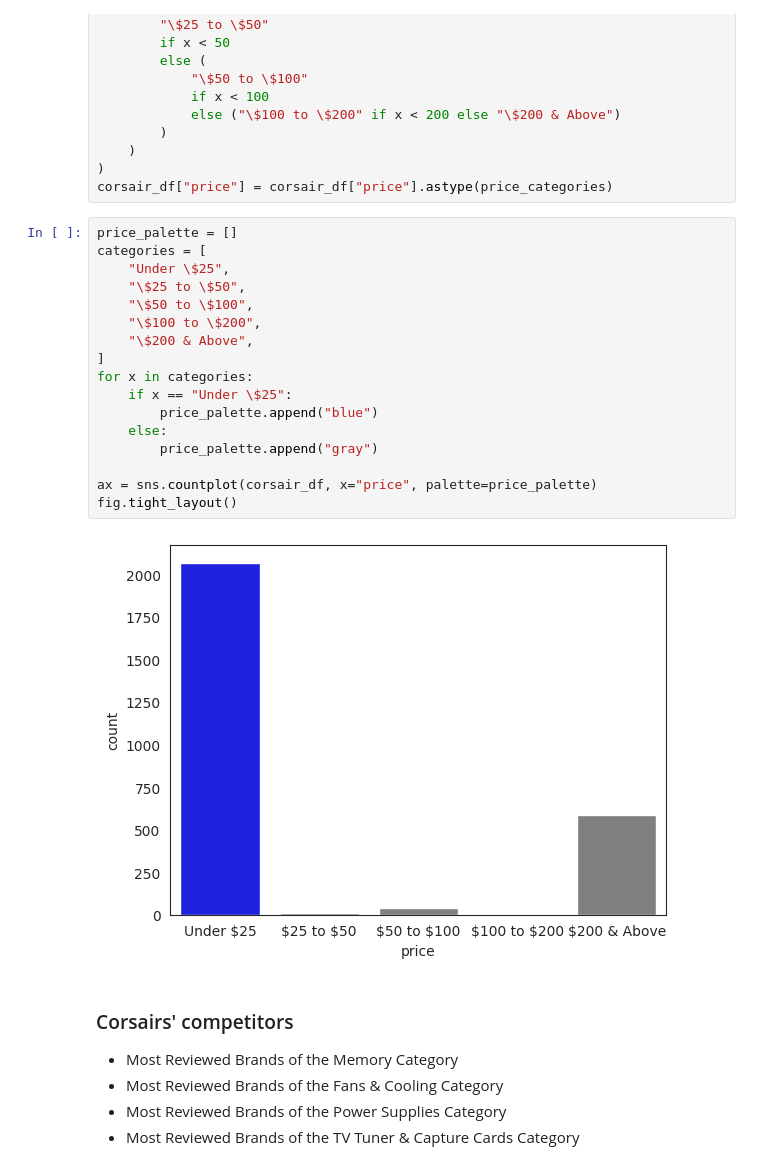
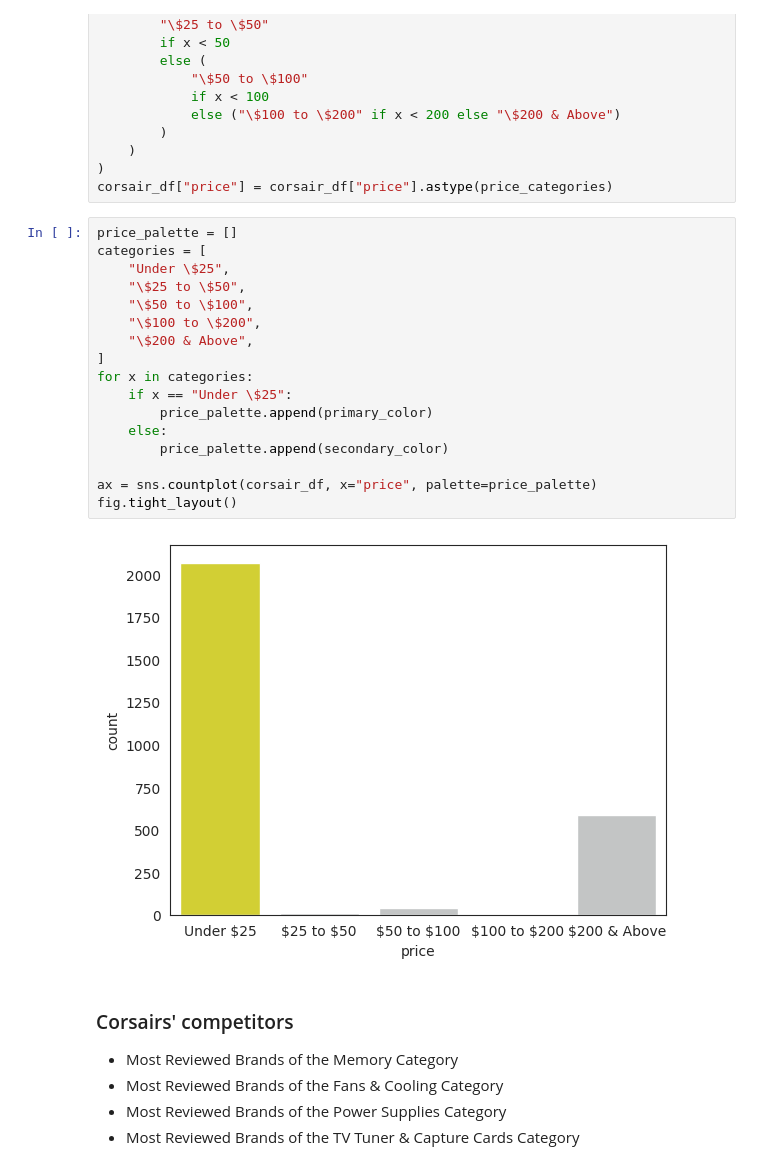
Before and after one commit to saiteki-kai/amazon-reviews, a Jupyter notebook: notebooks/02_analysis.ipynb, the cells around one changed output. Cells and saved outputs as stored; diff of their text form.

```diff
--- a/notebooks/02_analysis.ipynb
+++ b/notebooks/02_analysis.ipynb
@@ -394,22 +399,22 @@ corsair_df["price"] = corsair_df["price"].astype(price_categories)
 # %%
 price_palette = []
 categories = [
     "Under \$25",
     "\$25 to \$50",
     "\$50 to \$100",
     "\$100 to \$200",
     "\$200 & Above",
 ]
 for x in categories:
     if x == "Under \$25":
-        price_palette.append("blue")
+        price_palette.append(primary_color)
     else:
-        price_palette.append("gray")
+        price_palette.append(secondary_color)
 
 ax = sns.countplot(corsair_df, x="price", palette=price_palette)
 fig.tight_layout()
 # %% [output]
-[figure, old version]
+[figure, new version]
 # %% [markdown]
 ### Corsairs' competitors
 - Most Reviewed Brands of the Memory Category
```
Also changed, not shown: parts of 5 cells of this notebook.
